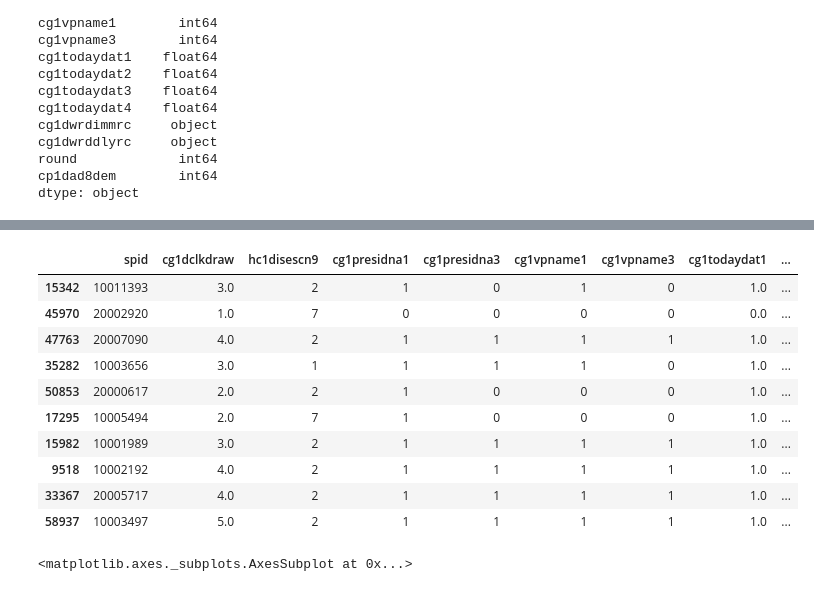
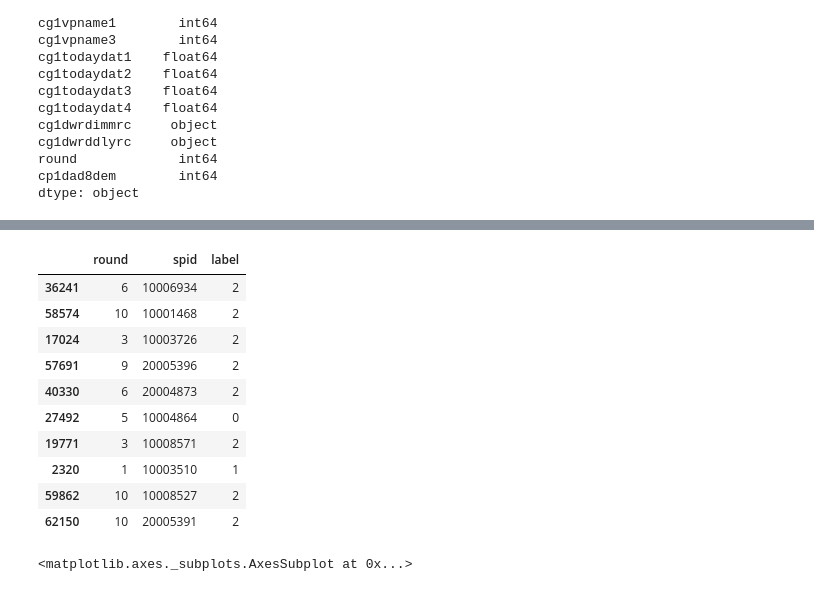
Before and after one commit to ian-byrne/MADSmilestone2, a Jupyter notebook: Labeling/Cleaning_labeling.ipynb, the cells around one changed output, grey strips where cells are left out. Saved outputs shown, nothing was run; the diff lists cells and outputs as text; code cells hidden in the pictures.

Commit message:
Added custom label script call, dictionary

```diff
--- a/Labeling/Cleaning_labeling.ipynb
+++ b/Labeling/Cleaning_labeling.ipynb
@@ -349,19 +334,19 @@ round_hat_clean.head()
 # %%
 # Call script that creates the labels for each subject
-round_hat_label = ld.create_hats_labels(round_hat_clean)
+round_hat_label = ld.create_hats_labels(round_hat_clean)[['round', 'spid', 'label']]
 round_hat_label.sample(10)
 # %% [output]
-|  | spid | cg1dclkdraw | hc1disescn9 | cg1presidna1 | cg1presidna3 | cg1vpname1 | cg1vpname3 | cg1todaydat1 | ... |
-| 15342 | 10011393 | 3.0 | 2 | 1 | 0 | 1 | 0 | 1.0 | ... |
-| 45970 | 20002920 | 1.0 | 7 | 0 | 0 | 0 | 0 | 0.0 | ... |
-| 47763 | 20007090 | 4.0 | 2 | 1 | 1 | 1 | 1 | 1.0 | ... |
-| 35282 | 10003656 | 3.0 | 1 | 1 | 1 | 1 | 0 | 1.0 | ... |
-| 50853 | 20000617 | 2.0 | 2 | 1 | 0 | 0 | 0 | 1.0 | ... |
-| 17295 | 10005494 | 2.0 | 7 | 1 | 0 | 0 | 0 | 1.0 | ... |
-| 15982 | 10001989 | 3.0 | 2 | 1 | 1 | 1 | 1 | 1.0 | ... |
-| 9518 | 10002192 | 4.0 | 2 | 1 | 1 | 1 | 1 | 1.0 | ... |
-| 33367 | 20005717 | 4.0 | 2 | 1 | 1 | 1 | 1 | 1.0 | ... |
-| 58937 | 10003497 | 5.0 | 2 | 1 | 1 | 1 | 1 | 1.0 | ... |
+|  | round | spid | label |
+| 36241 | 6 | 10006934 | 2 |
+| 58574 | 10 | 10001468 | 2 |
+| 17024 | 3 | 10003726 | 2 |
+| 57691 | 9 | 20005396 | 2 |
+| 40330 | 6 | 20004873 | 2 |
+| 27492 | 5 | 10004864 | 0 |
+| 19771 | 3 | 10008571 | 2 |
+| 2320 | 1 | 10003510 | 1 |
+| 59862 | 10 | 10008527 | 2 |
+| 62150 | 10 | 20005391 | 2 |
 # %%
 round_hat_label.label.hist()
 # %% [output]
```
Also changed, not shown: parts of 26 cells of this notebook.
